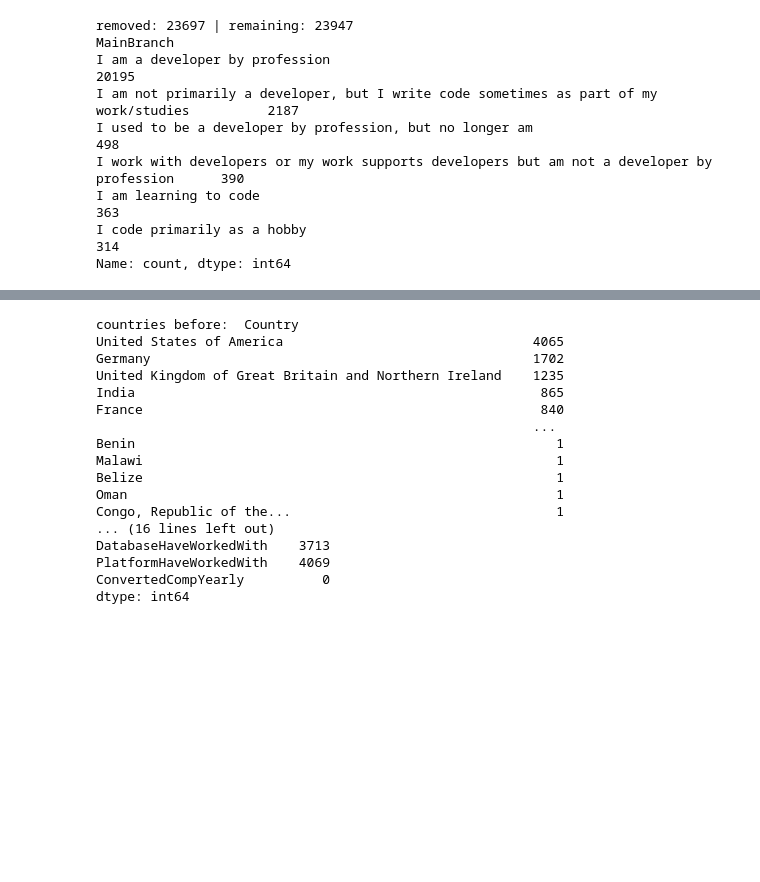
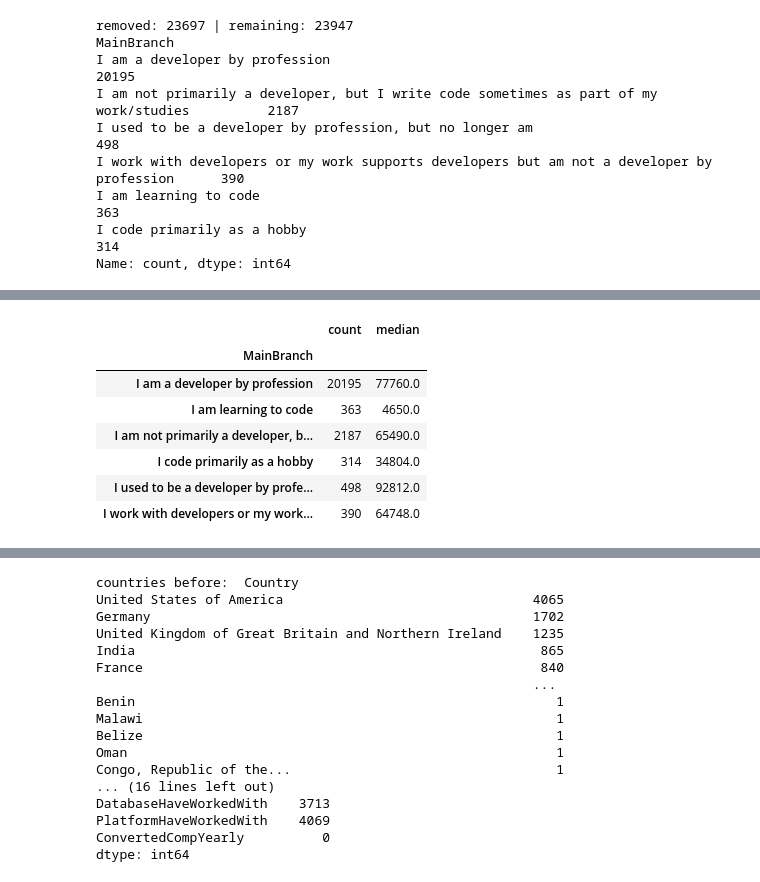
Before and after one commit to Ammar2882/Redi_Data_Circle_Stackoverflow, a Jupyter notebook: data_clean.ipynb, the cells around one changed output, grey strips where cells are left out. Drawn from its saved outputs; the diff is of its cells as text; code cells hidden in the pictures; blank space fills up the shorter version.

```diff
--- a/data_clean.ipynb
+++ b/data_clean.ipynb
@@ -126,3 +189,14 @@ remove : 3752  | remaining: 20195
+# %%
+df.groupby("MainBranch")["ConvertedCompYearly"].agg(["count", "median"])
+# %% [output]
+|  | count | median |
+| MainBranch |  |  |
+| I am a developer by profession | 20195 | 77760.0 |
+| I am learning to code | 363 | 4650.0 |
+| I am not primarily a developer, b... | 2187 | 65490.0 |
+| I code primarily as a hobby | 314 | 34804.0 |
+| I used to be a developer by profe... | 498 | 92812.0 |
+| I work with developers or my work... | 390 | 64748.0 |
 # %%
 # dropping unemployed/retired responses - a reported salary from someone without
 # a current job isn't representative of what we're trying to predict (current
```
Also changed, not shown: parts of 34 cells of this notebook, 1 other file.
